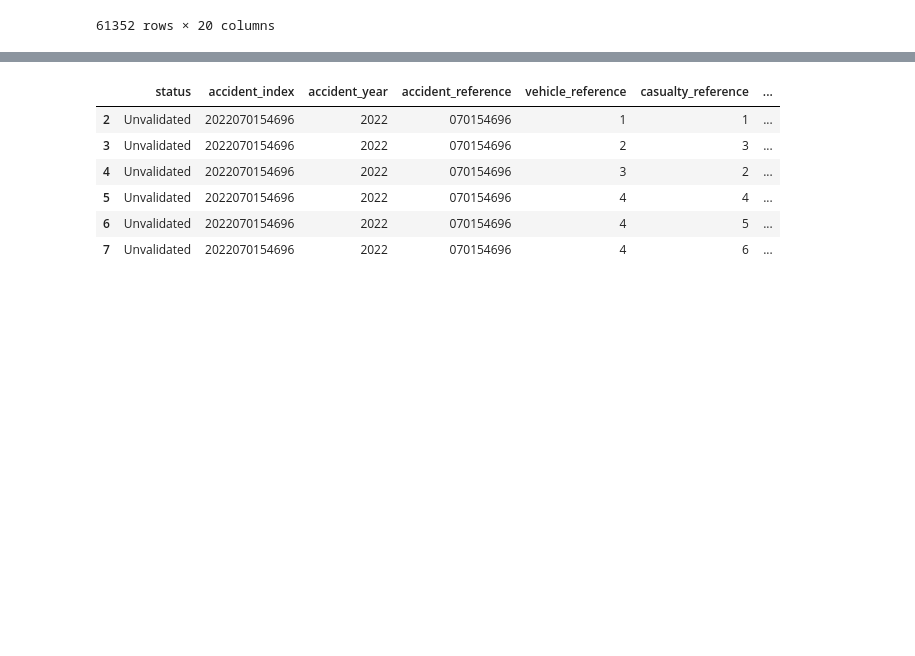
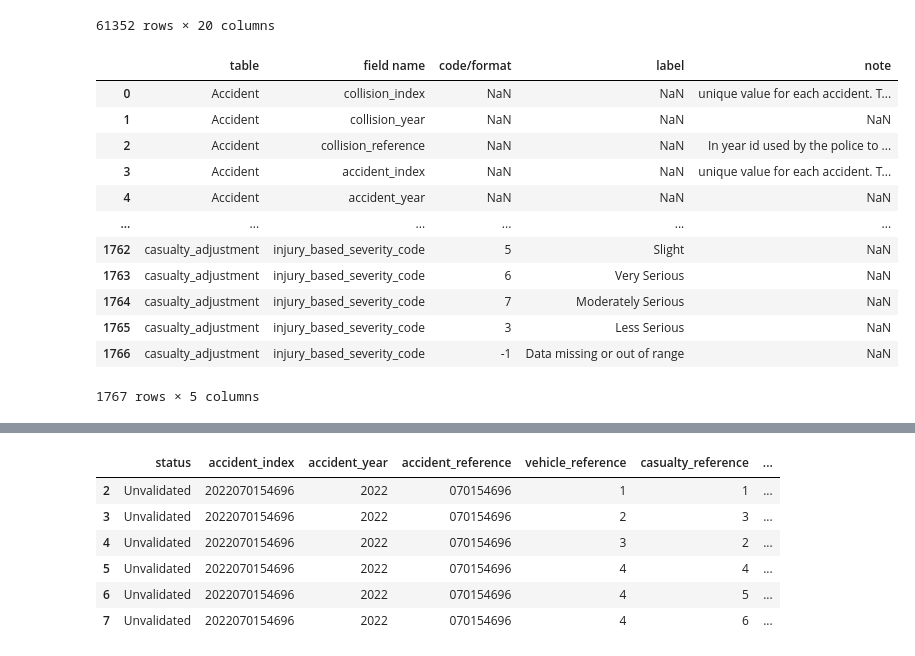
Before and after one commit to ArmanAghania/Road-Casualty-Statistics-and-Analysis, a Jupyter notebook: analysis.ipynb, the cells around one changed output, grey strips where cells are left out. Cells and saved outputs as stored; diff of their text form; code cells hidden in the pictures; blank space fills up the shorter version.

Commit message:
Mappings Completed

```diff
--- a/analysis.ipynb
+++ b/analysis.ipynb
@@ -71,3 +71,21 @@ df
 | 61350 | Unvalidated | 2022461157316 | 2022 | 461157316 | 1 | 1 | ... |
 | 61351 | Unvalidated | 2022461159841 | 2022 | 461159841 | 2 | 1 | ... |
 61352 rows × 20 columns
+# %%
+mappings_df  = pd.read_excel('dft_road_casualty_statistics_road_safety_open_dataset_data_guide.xlsx', sheet_name='Sheet1')
+# %%
+mappings_df
+# %% [output]
+|  | table | field name | code/format | label | note |
+| 0 | Accident | collision_index | NaN | NaN | unique value for each accident. T... |
+| 1 | Accident | collision_year | NaN | NaN | NaN |
+| 2 | Accident | collision_reference | NaN | NaN | In year id used by the police to ... |
+| 3 | Accident | accident_index | NaN | NaN | unique value for each accident. T... |
+| 4 | Accident | accident_year | NaN | NaN | NaN |
+| ... | ... | ... | ... | ... | ... |
+| 1762 | casualty_adjustment | injury_based_severity_code | 5 | Slight | NaN |
+| 1763 | casualty_adjustment | injury_based_severity_code | 6 | Very Serious | NaN |
+| 1764 | casualty_adjustment | injury_based_severity_code | 7 | Moderately Serious | NaN |
+| 1765 | casualty_adjustment | injury_based_severity_code | 3 | Less Serious | NaN |
+| 1766 | casualty_adjustment | injury_based_severity_code | -1 | Data missing or out of range | NaN |
+1767 rows × 5 columns
```
Also changed, not shown: parts of 1 cell of this notebook, 1 other file.
